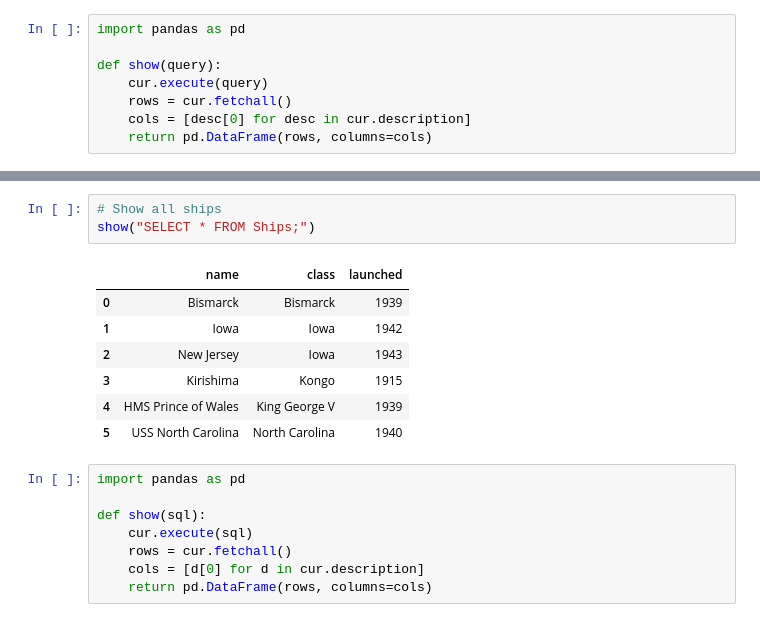
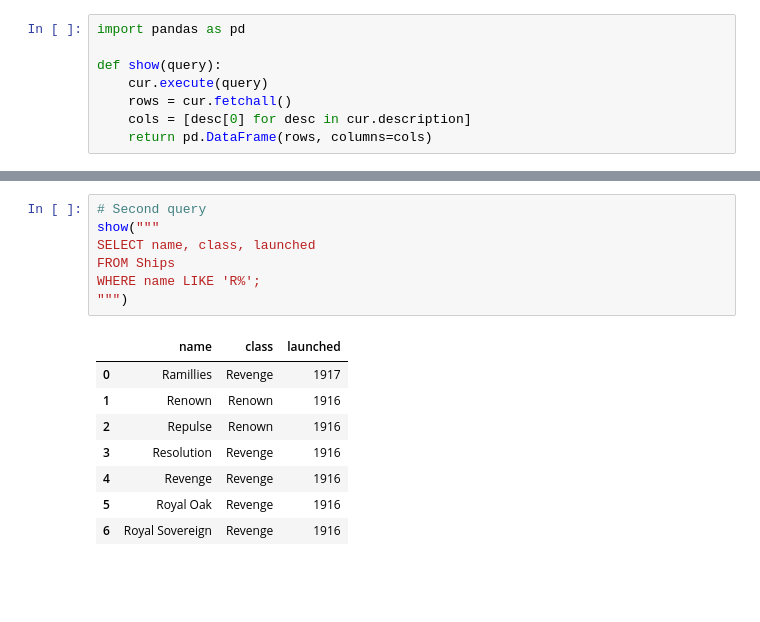
Before and after one commit to rajat806/SQL-LAB-226, a Jupyter notebook: Sql lab 226.ipynb, the cells around one changed output, grey strips where cells are left out. Saved outputs shown, nothing was run; the diff lists cells and outputs as text; blank space fills up the shorter version.

```diff
--- a/Sql lab 226.ipynb
+++ b/Sql lab 226.ipynb
@@ -102,19 +143,16 @@ show("SELECT * FROM Classes;")
 # %%
-# Show all ships
-show("SELECT * FROM Ships;")
+# Second query
+show("""
+SELECT name, class, launched
+FROM Ships
+WHERE name LIKE 'R%';
+""")
 # %% [output]
 |  | name | class | launched |
-| 0 | Bismarck | Bismarck | 1939 |
-| 1 | Iowa | Iowa | 1942 |
-| 2 | New Jersey | Iowa | 1943 |
-| 3 | Kirishima | Kongo | 1915 |
-| 4 | HMS Prince of Wales | King George V | 1939 |
-| 5 | USS North Carolina | North Carolina | 1940 |
+| 0 | Ramillies | Revenge | 1917 |
+| 1 | Renown | Renown | 1916 |
+| 2 | Repulse | Renown | 1916 |
+| 3 | Resolution | Revenge | 1916 |
+| 4 | Revenge | Revenge | 1916 |
+| 5 | Royal Oak | Revenge | 1916 |
+| 6 | Royal Sovereign | Revenge | 1916 |
-# %%
-import pandas as pd
-
-def show(sql):
-    cur.execute(sql)
-    rows = cur.fetchall()
-    cols = [d[0] for d in cur.description]
-    return pd.DataFrame(rows, columns=cols)
```
Also changed, not shown: parts of 13 cells of this notebook.
